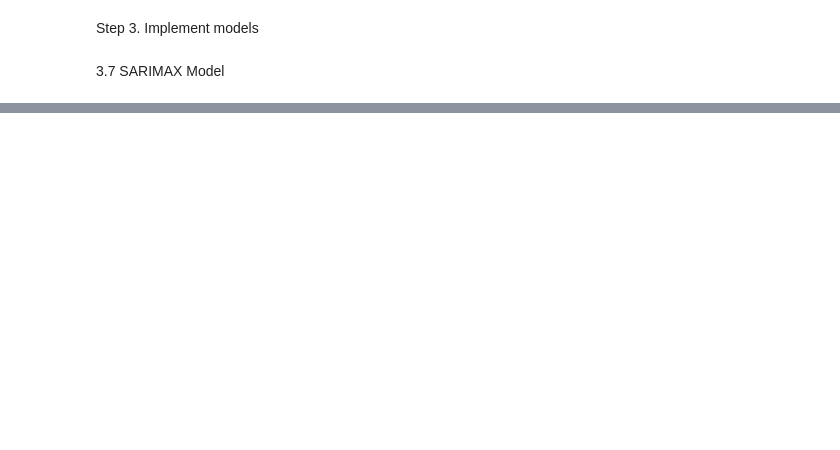
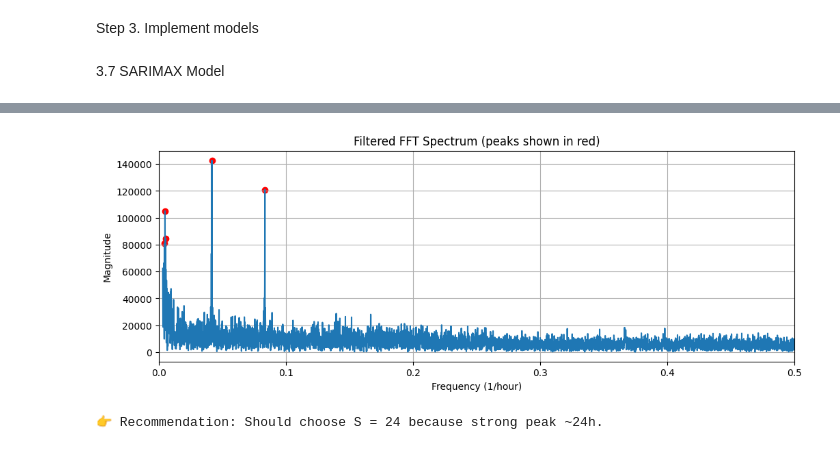
Before and after one commit to NuHuyn/mock2, a Jupyter notebook: Models/Sarimax/Sarimax.ipynb, the cells around one changed output, grey strips where cells are left out. Drawn from its saved outputs; the diff is of its cells as text; code cells hidden in the pictures; blank space fills up the shorter version.

```diff
--- a/Models/Sarimax/Sarimax.ipynb
+++ b/Models/Sarimax/Sarimax.ipynb
@@ -319,0 +196,78 @@ RMSE = 257.631
+# %%
+# Robust seasonality detector (FFT + ignore DC + restrict plausible periods)
+import numpy as np
+import matplotlib.pyplot as plt
+from scipy.fft import fft
+from scipy.signal import find_peaks
+
+y = series.values
+y = y - np.mean(y)
+n = len(y)
+
+Y = fft(y)
+freq = np.fft.fftfreq(n, d=1)   # d=1 hour
+mag = np.abs(Y)
+
+# consider only positive freqs
+pos_mask = freq > 0
+pos_freq = freq[pos_mask]
+pos_mag = mag[pos_mask]
+
+# remove very low frequencies (near 0) - ignore long-term trend
+# choose a min_frequency corresponding to max_period hours we care about
+max_period_hours = 336  # e.g., up to 2 weeks (adjust if you want)
+min_freq = 1 / max_period_hours
+
+valid_mask = pos_freq >= min_freq
+freq_filtered = pos_freq[valid_mask]
+mag_filtered = pos_mag[valid_mask]
+
+# find peaks in the filtered magnitude spectrum
+peaks_idx, _ = find_peaks(mag_filtered)
+peak_mags = mag_filtered[peaks_idx]
+# sort peaks by magnitude descending
+order = np.argsort(peak_mags)[::-1]
+
+top_k = 5
+candidates = []
+for i in order[:top_k]:
+    f = freq_filtered[peaks_idx[i]]
+    period = 1 / f
+    candidates.append((period, mag_filtered[peaks_idx[i]]))
+
+# Print candidates (period in hours)
+print("Top seasonality candidates (period in hours) from FFT (excluding DC / very low freq):")
+for per, m in candidates:
+    print(f"  Period ≈ {per:.1f} hours (magnitude={m:.1f})")
+
+# Visual inspect: plot filtered spectrum with peaks
+plt.figure(figsize=(12,4))
+plt.plot(freq_filtered, mag_filtered)
+plt.scatter([1/p for p, _ in candidates], [m for _, m in candidates], color='red')
+plt.xlim(0, 0.5)   # focus on low to mid frequencies; adjust if needed
+plt.xlabel("Frequency (1/hour)")
+plt.ylabel("Magnitude")
+plt.title("Filtered FFT Spectrum (peaks shown in red)")
+plt.grid(True)
+plt.show()
+
+# Final recommendation rule-of-thumb:
+# if any candidate period is near 24 (±1), prefer S=24; otherwise pick the smallest clear peak in daily range
+recommended = None
+for per, _ in candidates:
+    if abs(per - 24) <= 1:
+        recommended = 24
+        reason = "strong peak ~24h"
+        break
+
+if recommended is None:
+    # pick top candidate rounded
+    recommended = int(round(candidates[0][0])) if len(candidates)>0 else None
+    reason = "highest FFT peak in plausible period range"
+
+print()
+if recommended:
+    print(f"👉 Recommendation: Should choose S = {recommended} because {reason}.")
+else:
+    print("👉 Recommendation: No clear seasonality found in the checked range.")
+# %% [output]
@@ -319,0 +280,2 @@ RMSE = 257.631
+[figure, added]
+👉 Recommendation: Should choose S = 24 because strong peak ~24h.
```
Also changed, not shown: parts of 30 cells of this notebook, 1 other file.
